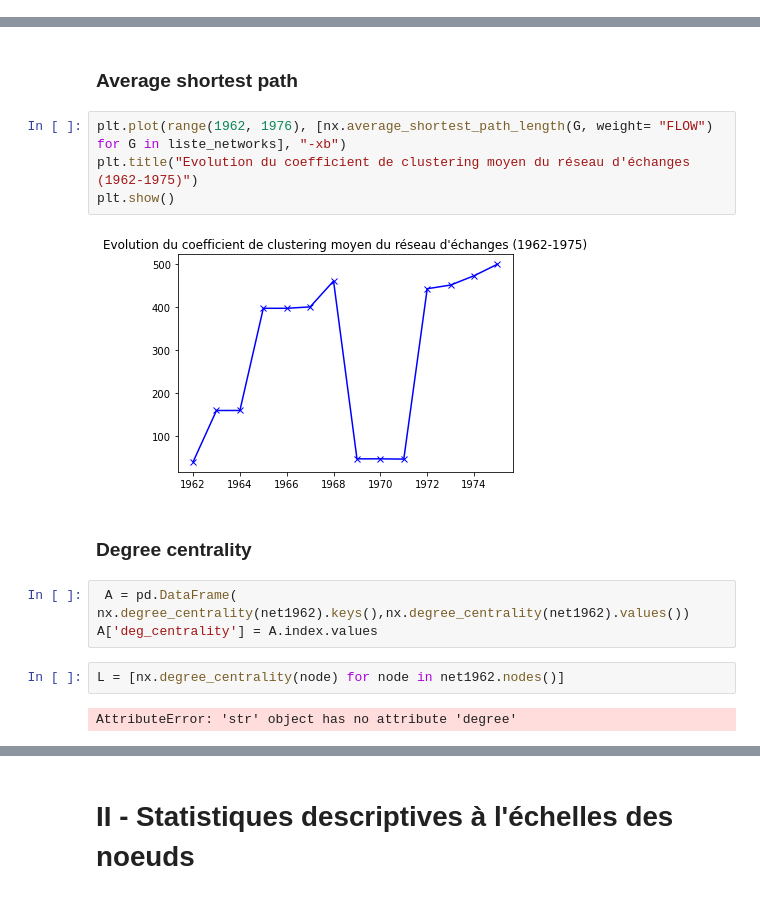
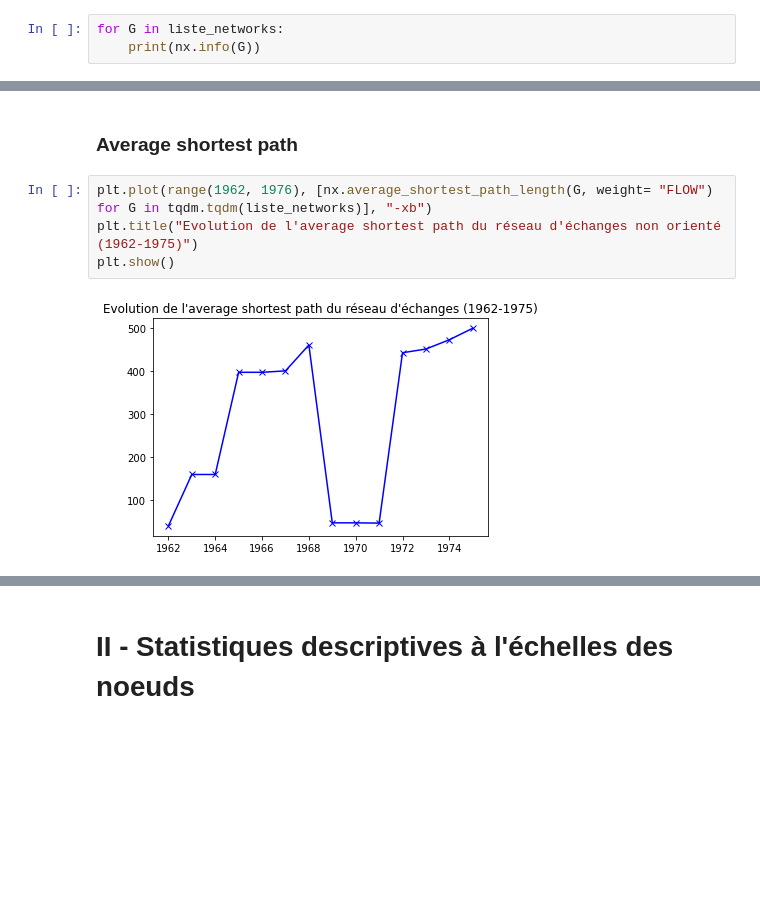
Before and after one commit to agatherosenzweig/Networks-science, a Jupyter notebook: Projet-final-réseaux.ipynb, the cells around one changed output, grey strips where cells are left out. Cells and saved outputs as stored; diff of their text form; blank space fills up the shorter version.

```diff
--- a/Projet-final-réseaux.ipynb
+++ b/Projet-final-réseaux.ipynb
@@ -88,0 +138,3 @@ plt.show()
+# %%
+for G in liste_networks:
+    print(nx.info(G))
@@ -97,17 +229,8 @@ plt.show()
 # %% [markdown]
 ### Average shortest path
 # %%
-plt.plot(range(1962, 1976), [nx.average_shortest_path_length(G, weight= "FLOW") for G in liste_networks], "-xb")
-plt.title("Evolution du coefficient de clustering moyen du réseau d'échanges (1962-1975)")
+plt.plot(range(1962, 1976), [nx.average_shortest_path_length(G, weight= "FLOW") for G in tqdm.tqdm(liste_networks)], "-xb")
+plt.title("Evolution de l'average shortest path du réseau d'échanges non orienté (1962-1975)")
 plt.show()
 # %% [output]
-[figure, old version]
+[figure, new version]
-# %% [markdown]
-### Degree centrality
-# %%
- A = pd.DataFrame( nx.degree_centrality(net1962).keys(),nx.degree_centrality(net1962).values())
-A['deg_centrality'] = A.index.values
-# %%
-L = [nx.degree_centrality(node) for node in net1962.nodes()]
-# %% [output]
-AttributeError: 'str' object has no attribute 'degree'
```
Also changed, not shown: parts of 45 cells of this notebook.
